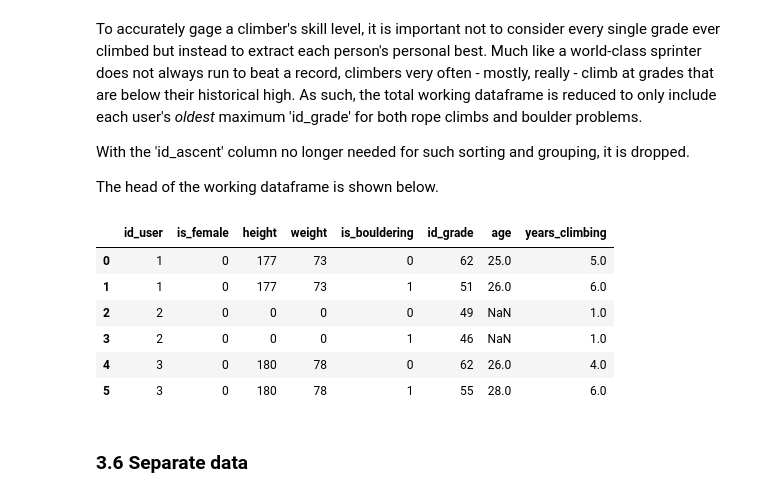
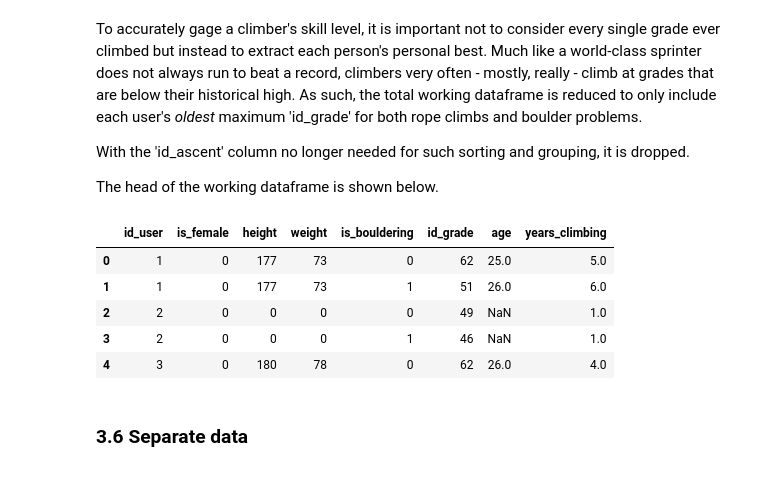
Before and after one commit to stevebachmeier/climber-characteristic-analysis, a Jupyter notebook: Report_climbing.ipynb, the cells around one changed output. Drawn from its saved outputs; the diff is of its cells as text; code cells hidden in the pictures.

```diff
--- a/Report_climbing.ipynb
+++ b/Report_climbing.ipynb
@@ -155,16 +157,15 @@ To accurately gage a climber's skill level, it is important not to consider ever
 With the 'id_ascent' column no longer needed for such sorting and grouping, it is dropped.
 
 The head of the working dataframe is shown below.
-# %%
-df_all_head
-# %% [output]
-|  | id_user | is_female | height | weight | is_bouldering | id_grade | age | years_climbing |
-| 0 | 1 | 0 | 177 | 73 | 0 | 62 | 25.0 | 5.0 |
-| 1 | 1 | 0 | 177 | 73 | 1 | 51 | 26.0 | 6.0 |
-| 2 | 2 | 0 | 0 | 0 | 0 | 49 | NaN | 1.0 |
-| 3 | 2 | 0 | 0 | 0 | 1 | 46 | NaN | 1.0 |
-| 4 | 3 | 0 | 180 | 78 | 0 | 62 | 26.0 | 4.0 |
-| 5 | 3 | 0 | 180 | 78 | 1 | 55 | 28.0 | 6.0 |
+# %%
+df_all.head()
+# %% [output]
+|  | id_user | is_female | height | weight | is_bouldering | id_grade | age | years_climbing |
+| 0 | 1 | 0 | 177 | 73 | 0 | 62 | 25.0 | 5.0 |
+| 1 | 1 | 0 | 177 | 73 | 1 | 51 | 26.0 | 6.0 |
+| 2 | 2 | 0 | 0 | 0 | 0 | 49 | NaN | 1.0 |
+| 3 | 2 | 0 | 0 | 0 | 1 | 46 | NaN | 1.0 |
+| 4 | 3 | 0 | 180 | 78 | 0 | 62 | 26.0 | 4.0 |
 # %% [markdown]
 ### 3.6 Separate data
 # %% [markdown]
```
Also changed, not shown: parts of 62 cells of this notebook, 7 other files.
